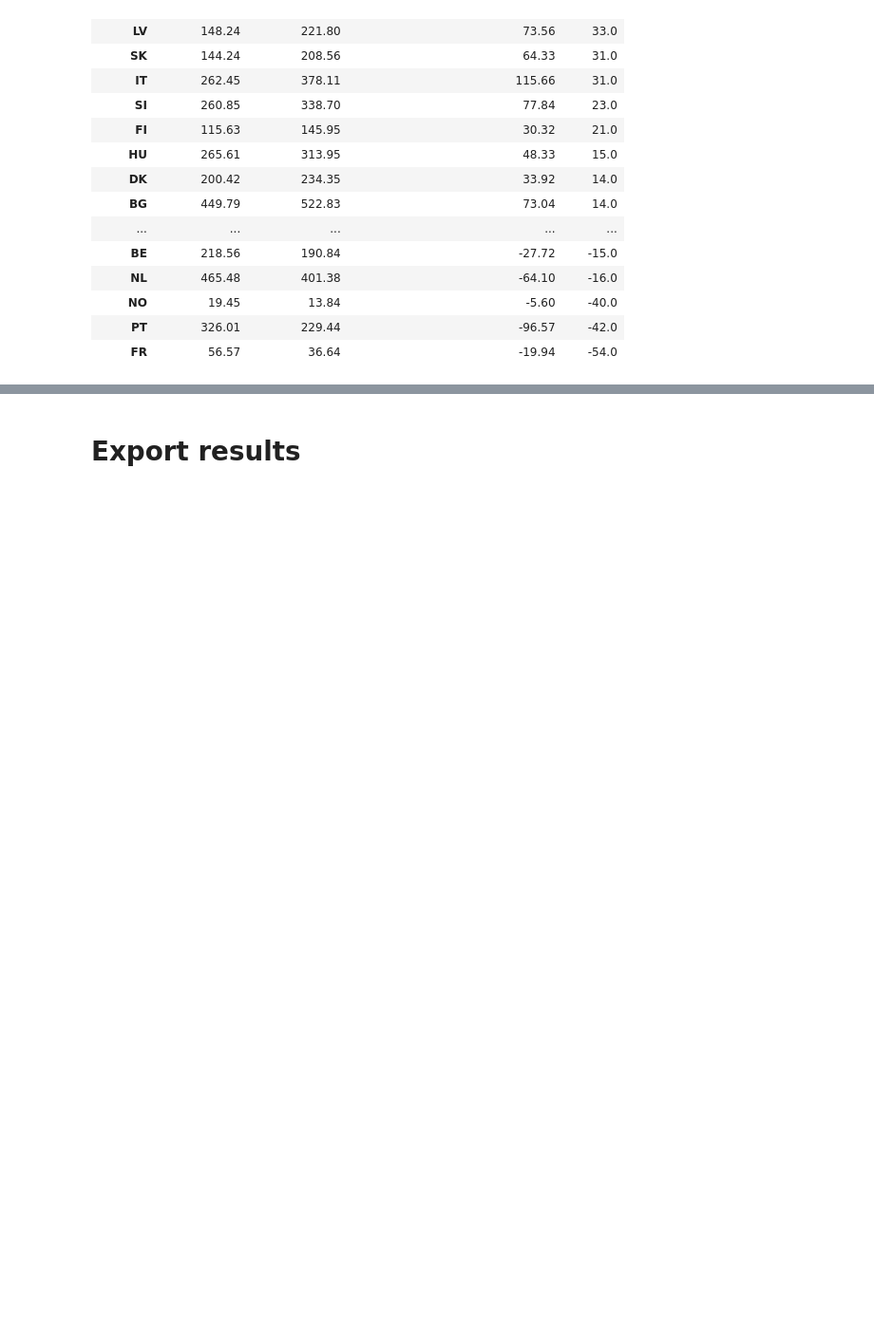
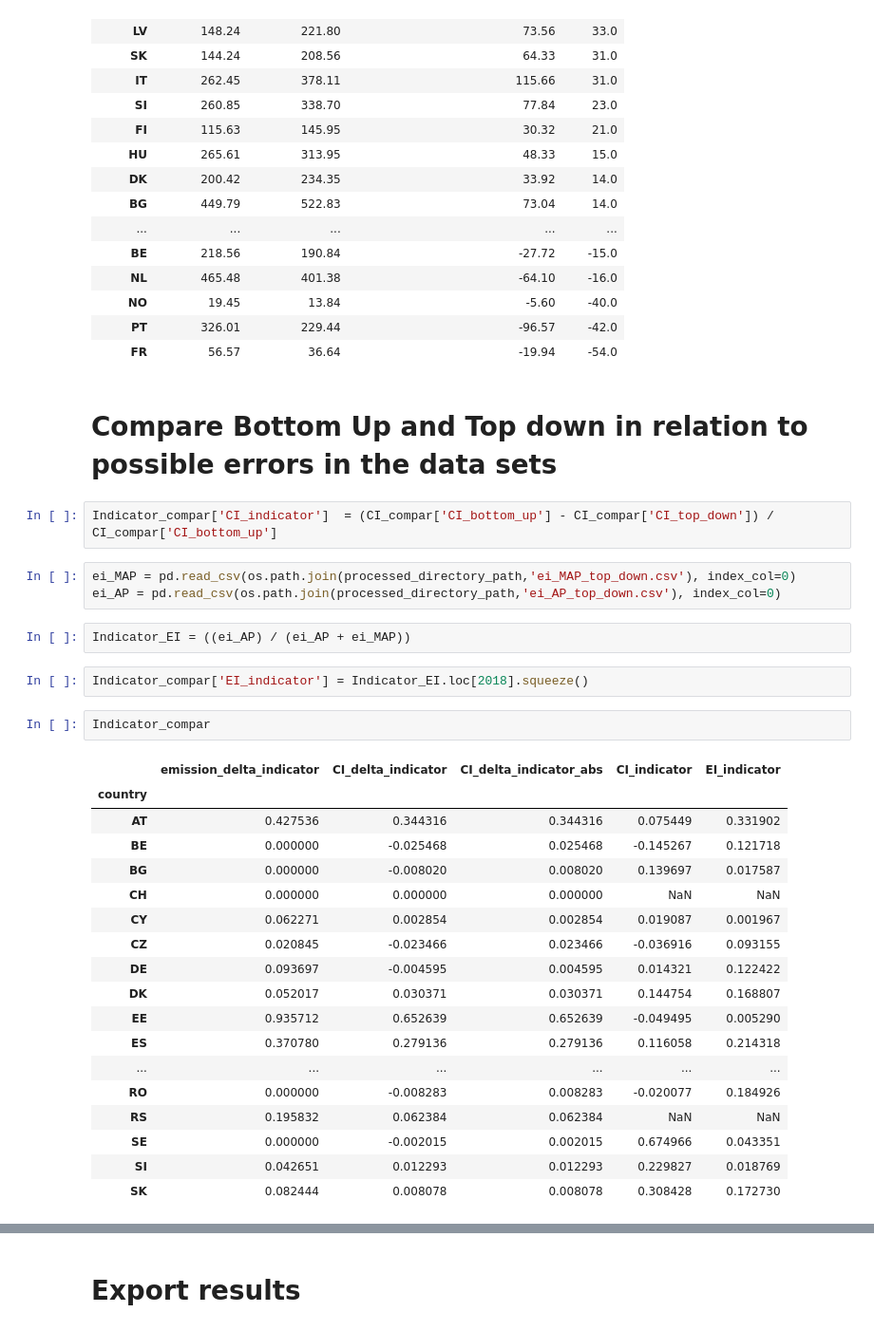
Before and after one commit to INATECH-CIG/CO2_emissions_factors, a Jupyter notebook: CI calculation bottom up method.ipynb, the cells around one changed output, grey strips where cells are left out. Shown at 95% size. Saved outputs shown, nothing was run; the diff lists cells and outputs as text; blank space fills up the shorter version.

```diff
--- a/CI calculation bottom up method.ipynb
+++ b/CI calculation bottom up method.ipynb
@@ -435,3 +435,35 @@ round(CI_compar, 2).sort_values(by='diff_pro', ascending=False)
 | NO | 19.45 | 13.84 | -5.60 | -40.0 |
 | PT | 326.01 | 229.44 | -96.57 | -42.0 |
 | FR | 56.57 | 36.64 | -19.94 | -54.0 |
+# %% [markdown]
+# Compare Bottom Up and Top down in relation to possible errors in the data sets
+# %%
+Indicator_compar['CI_indicator']  = (CI_compar['CI_bottom_up'] - CI_compar['CI_top_down']) / CI_compar['CI_bottom_up']
+# %%
+ei_MAP = pd.read_csv(os.path.join(processed_directory_path,'ei_MAP_top_down.csv'), index_col=0)
+ei_AP = pd.read_csv(os.path.join(processed_directory_path,'ei_AP_top_down.csv'), index_col=0)
+# %%
+Indicator_EI = ((ei_AP) / (ei_AP + ei_MAP))
+# %%
+Indicator_compar['EI_indicator'] = Indicator_EI.loc[2018].squeeze()
+# %%
+Indicator_compar
+# %% [output]
+|  | emission_delta_indicator | CI_delta_indicator | CI_delta_indicator_abs | CI_indicator | EI_indicator |
+| country |  |  |  |  |  |
+| AT | 0.427536 | 0.344316 | 0.344316 | 0.075449 | 0.331902 |
+| BE | 0.000000 | -0.025468 | 0.025468 | -0.145267 | 0.121718 |
+| BG | 0.000000 | -0.008020 | 0.008020 | 0.139697 | 0.017587 |
+| CH | 0.000000 | 0.000000 | 0.000000 | NaN | NaN |
+| CY | 0.062271 | 0.002854 | 0.002854 | 0.019087 | 0.001967 |
+| CZ | 0.020845 | -0.023466 | 0.023466 | -0.036916 | 0.093155 |
+| DE | 0.093697 | -0.004595 | 0.004595 | 0.014321 | 0.122422 |
+| DK | 0.052017 | 0.030371 | 0.030371 | 0.144754 | 0.168807 |
+| EE | 0.935712 | 0.652639 | 0.652639 | -0.049495 | 0.005290 |
+| ES | 0.370780 | 0.279136 | 0.279136 | 0.116058 | 0.214318 |
+| ... | ... | ... | ... | ... | ... |
+| RO | 0.000000 | -0.008283 | 0.008283 | -0.020077 | 0.184926 |
+| RS | 0.195832 | 0.062384 | 0.062384 | NaN | NaN |
+| SE | 0.000000 | -0.002015 | 0.002015 | 0.674966 | 0.043351 |
+| SI | 0.042651 | 0.012293 | 0.012293 | 0.229827 | 0.018769 |
+| SK | 0.082444 | 0.008078 | 0.008078 | 0.308428 | 0.172730 |
```
Also changed, not shown: parts of 8 cells of this notebook, 6 other files.
